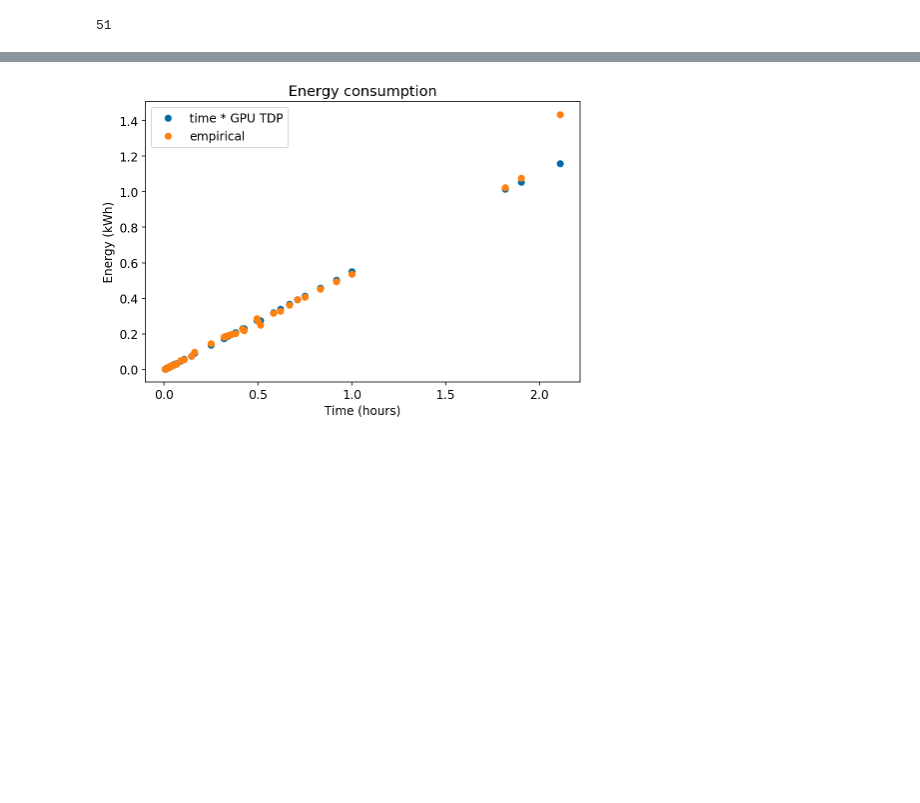
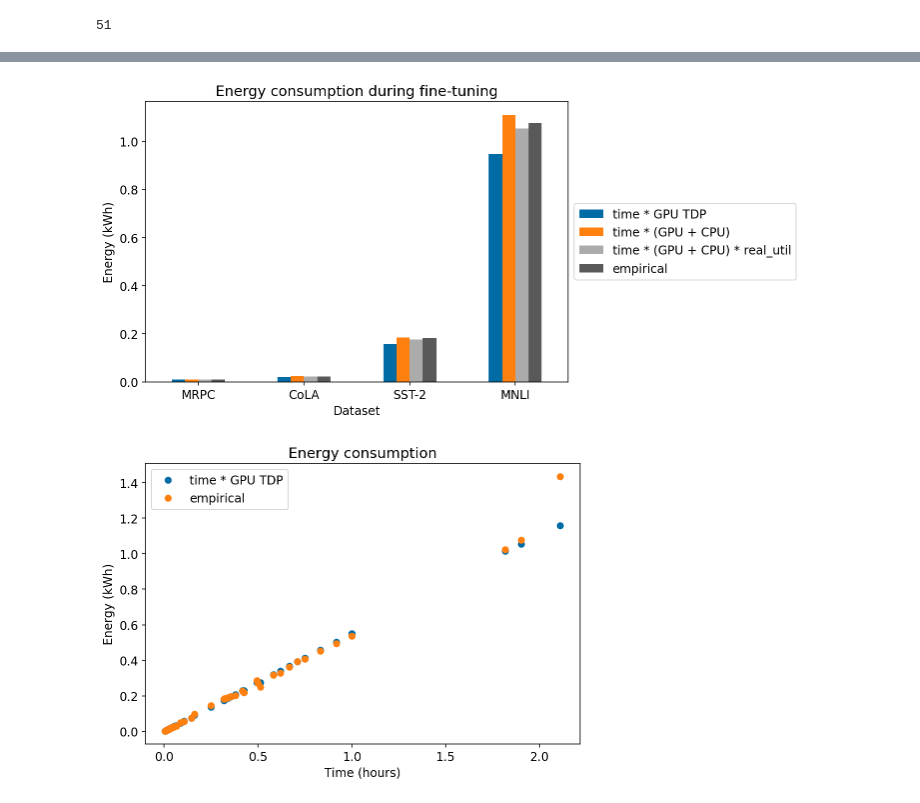
Before and after one commit to MScDissertation/NLP, a Jupyter notebook: CompareMethods.ipynb, the cells around one changed output, grey strips where cells are left out. Saved outputs shown, nothing was run; the diff lists cells and outputs as text; code cells hidden in the pictures; blank space fills up the shorter version.

```diff
--- a/CompareMethods.ipynb
+++ b/CompareMethods.ipynb
@@ -221,3 +223,19 @@ df_64[features]
+# %%
+features = ['dataset','time * GPU TDP','time * (GPU + CPU)','time * (GPU + CPU) * real_util', 'pm_energy_consumption']
+df_plot = df_plot[features]
+df_plot.rename(columns={'pm_energy_consumption':'empirical', 'dataset':'model'},
+                   inplace=True)
+df_plot.set_index('model', inplace=True)
+# %%
+fig, ax = plt.subplots(1, 1, figsize=(10,5))
+df_plot.plot.bar(rot=0, ax=ax).legend(loc='center left',bbox_to_anchor=(1.0, 0.5));
+ax.set_ylabel("Energy (kWh)")
+ax.set_xlabel("Dataset")
+ax.set_title("Energy consumption during fine-tuning")
+plt.tight_layout()
+ax.figure.savefig("viz/finetuneCompareEnergy.png",dpi=300)
+# %% [output]
+[figure, added]
 # %%
 x = df_finetune['time_in_hour']
 y1 = df_finetune['time * (GPU + CPU) * real_util']
```
Also changed, not shown: parts of 15 cells of this notebook, 23 other files.
